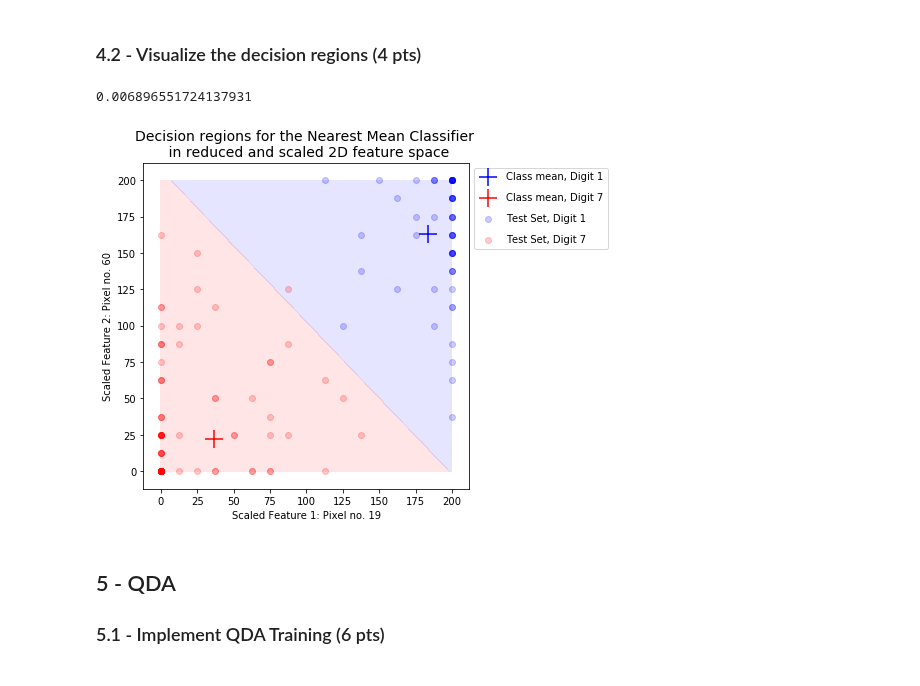
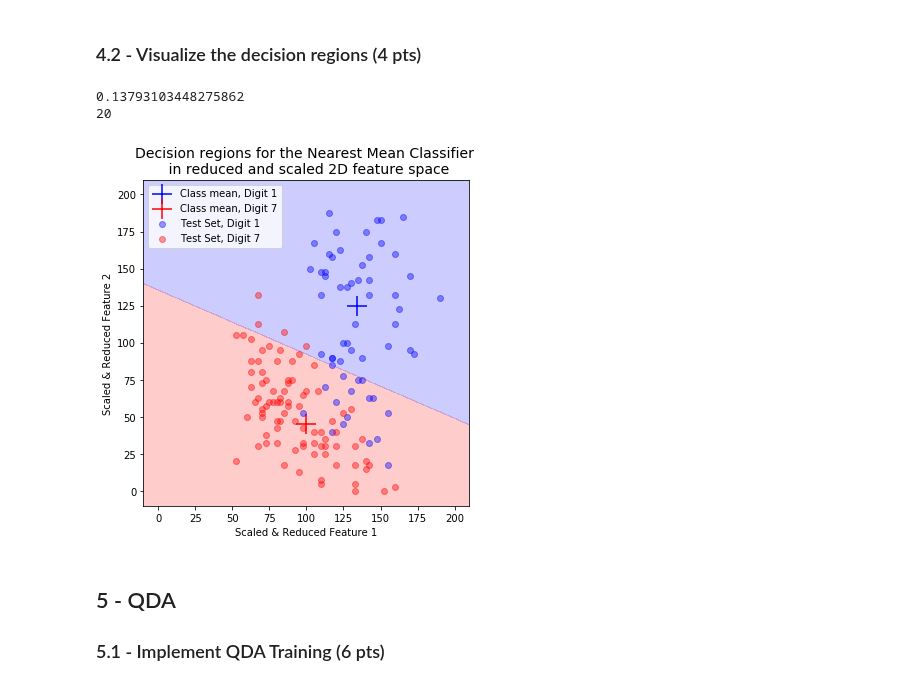
Before and after one commit to eliaserland/heidelberg-courses, a Jupyter notebook: machine-learning/problem-set-2/qda-lda.ipynb, the cells around one changed output. Cells and saved outputs as stored; diff of their text form; code cells hidden in the pictures.

```diff
--- a/machine-learning/problem-set-2/qda-lda.ipynb
+++ b/machine-learning/problem-set-2/qda-lda.ipynb
@@ -57,19 +57,24 @@ mask_sevens   = (target == 7)
 data_ones   = data[mask_ones,:]
 data_sevens = data[mask_sevens,:]
 
+# Average flatten images for each digit.
 data_avg_one   = np.average(data_ones, axis=0)
 data_avg_seven = np.average(data_sevens, axis=0)
 
-pixel_candidates =  np.argsort(-np.abs(data_avg_one-data_avg_seven))[:2]
-print(pixel_candidates)
+# Top 10 pixels with largest difference in average values between the two classes.
+pixel_candidates =  np.argsort(-np.abs(data_avg_one-data_avg_seven))[0:10]
+print(np.sort(pixel_candidates))
 
+# Plot "flat" average images.
 plt.figure(figsize=(20,10))
 plt.gray()
 plt.imshow(data_avg_one[None,:], interpolation="nearest")
+plt.scatter(pixel_candidates, np.zeros_like(pixel_candidates), color='red')
 plt.show()
 
 plt.figure(figsize=(20,10))
 plt.gray()
 plt.imshow(data_avg_seven[None,:], interpolation="nearest")
+plt.scatter(pixel_candidates, np.zeros_like(pixel_candidates), color='red')
 plt.show()
 # %% [output]
@@ -107,3 +109,0 @@ Thus, we implement an function to reduce the number of dimensions from 64 to 2.
-# %%
-def reduce_dim(x):
-    return x[:,pixel_candidates]
@@ -110,3 +116,9 @@ def reduce_dim(x):
+# %%
+def reduce_dim(x):
+    pixels = np.sort(pixel_candidates)
+    a = np.mean(x[:,pixels[0:5]],axis=1)
+    b = np.mean(x[:,pixels[5:]],axis=1)
+    return np.stack([a,b], axis=-1)
 # %% [markdown]
 ### 3.2 - Scatterplot (4 pts)
 # %%
@@ -176,49 +190,53 @@ predicted_labels, mu = nearest_mean(X_train_red, y_train, X_test_red)
 # (Not needed) Calculate error rate of the predictions.
 error_rate = np.sum(predicted_labels != y_test)/y_test.shape[0]
 print(error_rate)
+print(np.sum(predicted_labels != y_test))
 # %% [output]
-0.006896551724137931
+0.13793103448275862
+20
 # %%
 # Function to transform points in 2d feature space [0,16]^2 to a 200x200 gridspace.
 def transform(X_reduced):
     return 12.5*X_reduced
 
 # Transform test and train data to grid space.
 X_train_scaled  = transform(X_train_red)
 X_test_scaled   = transform(X_test_red)
 mu_scaled       = transform(mu)
 
 # Create figure.
 plt.figure(figsize=(6,6))
 
 # Visualize the descision regions.
-x    = np.linspace(0, 200, 1000)
+x    = np.linspace(-10, 210, 1000)
 X, Y = np.meshgrid(x, x)
 pos  = np.dstack((X, Y))
 dist_to_one   = np.linalg.norm(pos-mu_scaled[0,:], axis=2)
 dist_to_seven = np.linalg.norm(pos-mu_scaled[1,:], axis=2)
 Z = (dist_to_seven - dist_to_one) > 0
-plt.contourf(X, Y, Z, alpha=0.1, colors=["red", "blue"], levels=1)
+plt.contourf(X, Y, Z, alpha=0.2, colors=["red", "blue"], levels=1)
 
 # Plot the class means
-plt.scatter(mu_scaled[0,0], mu_scaled[0,1], marker='+', s=300, color='b', label='Class mean, Digit 1')
-plt.scatter(mu_scaled[1,0], mu_scaled[1,1], marker='+', s=300, color='r', label='Class mean, Digit 7')
+plt.scatter(mu_scaled[0,0], mu_scaled[0,1], marker='+', s=400, color='b', edgecolors='black', label='Class mean, Digit 1')
+plt.scatter(mu_scaled[1,0], mu_scaled[1,1], marker='+', s=400, color='r', label='Class mean, Digit 7')
 
 # Plot the test set
 mask1 = y_test == 1
 mask7 = y_test == 7
-plt.scatter(X_test_scaled[mask1,0], X_test_scaled[mask1,1], c="b", alpha=0.2, label='Test Set, Digit 1')
-plt.scatter(X_test_scaled[mask7,0], X_test_scaled[mask7,1], c="r", alpha=0.2, label='Test Set, Digit 7')
+plt.scatter(X_test_scaled[mask1,0], X_test_scaled[mask1,1], c="b", alpha=0.4, label='Test Set, Digit 1')
+plt.scatter(X_test_scaled[mask7,0], X_test_scaled[mask7,1], c="r", alpha=0.4, label='Test Set, Digit 7')
 
 # General plot settings
 plt.axes().set_aspect('equal')
-plt.xlabel('Scaled Feature 1: Pixel no. 19')
-plt.ylabel('Scaled Feature 2: Pixel no. 60')
+plt.xlabel('Scaled & Reduced Feature 1')
+plt.ylabel('Scaled & Reduced Feature 2')
 plt.title('Decision regions for the Nearest Mean Classifier \n in reduced and scaled 2D feature space', fontsize=14)
-plt.legend(bbox_to_anchor=(1, 1), loc='upper left', labelspacing=1.1, fontsize=10)
-plt.show()
+plt.axes().set_xlim(-10,210)
+plt.axes().set_ylim(-10,210)
+plt.legend()
+plt.savefig('nearest_mean.pdf')
 # %% [output]
-[figure, old version]
+[figure, new version]
 # %% [markdown]
 ## 5 - QDA
 ### 5.1 - Implement QDA Training (6 pts)
```
Also changed, not shown: parts of 20 cells of this notebook, 3 other files.
